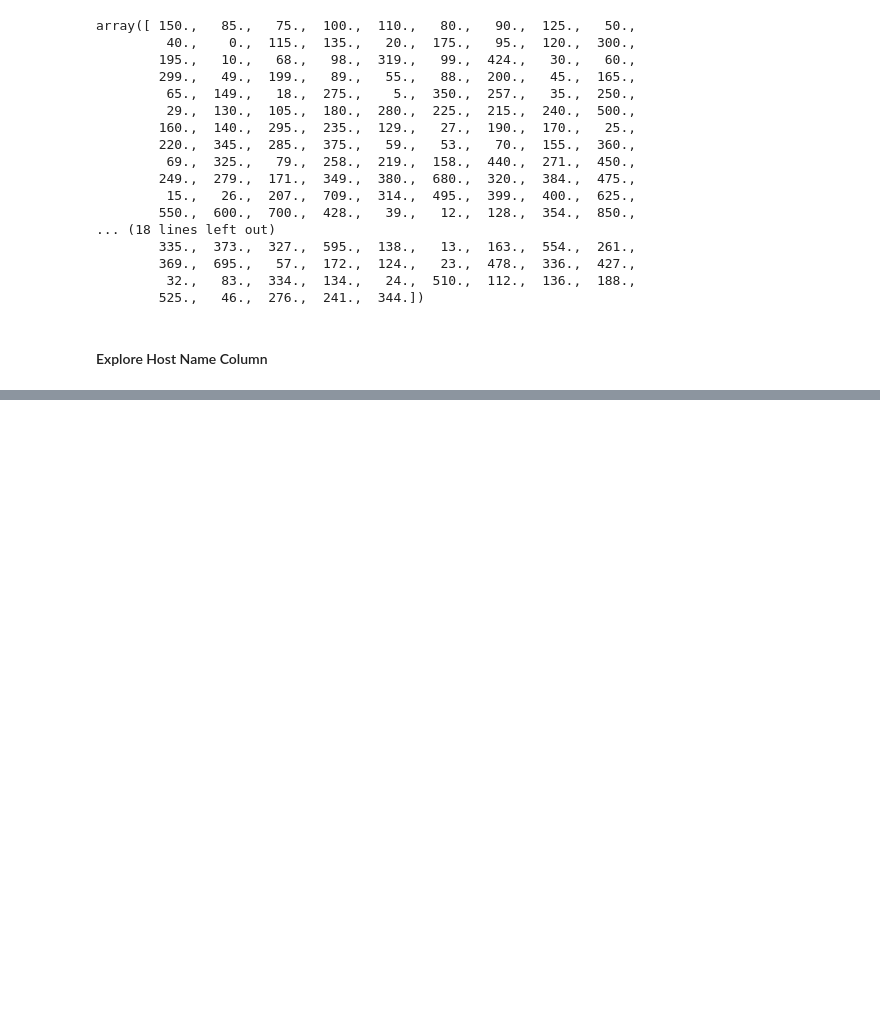
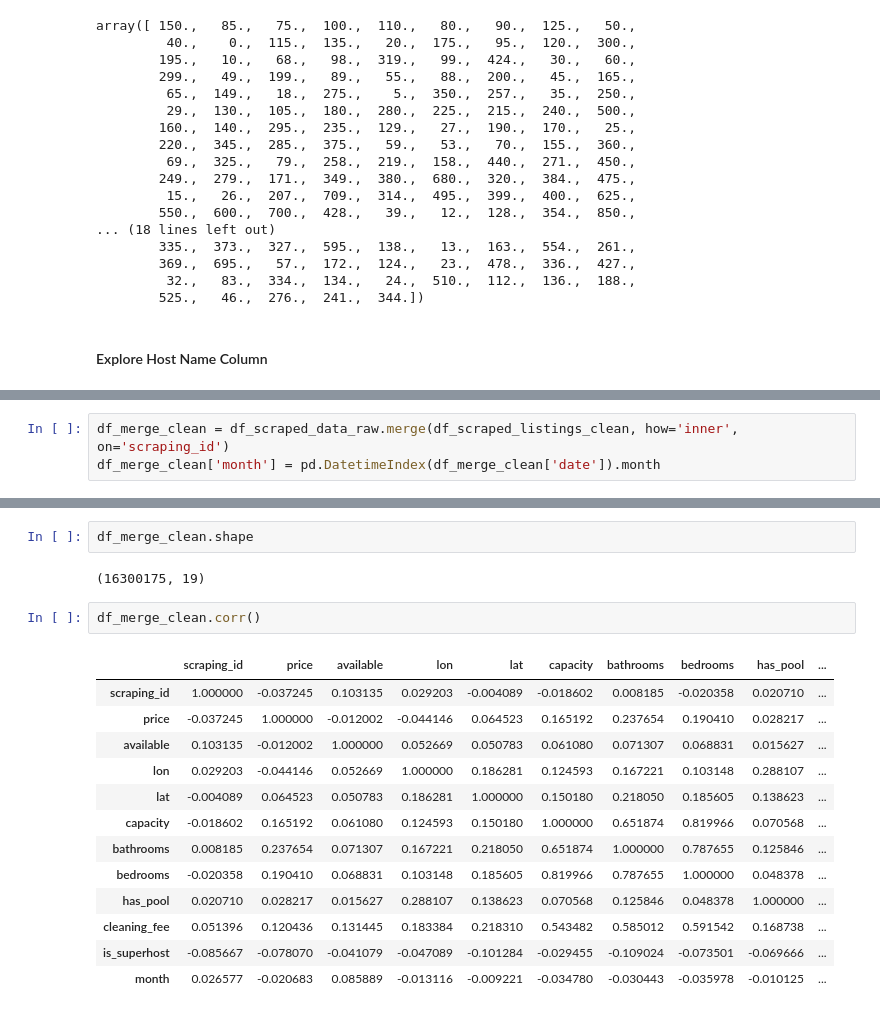
Before and after one commit to adrianlievano/wanderjaunt_challenge, a Jupyter notebook: data_analysis_notebook.ipynb, the cells around one changed output, grey strips where cells are left out. Drawn from its saved outputs; the diff is of its cells as text; blank space fills up the shorter version.

```diff
--- a/data_analysis_notebook.ipynb
+++ b/data_analysis_notebook.ipynb
@@ -283,0 +474,3 @@ array([ 150.,   85.,   75.,  100.,  110.,   80.,   90.,  125.,   50.,
+# %%
+df_merge_clean = df_scraped_data_raw.merge(df_scraped_listings_clean, how='inner', on='scraping_id')
+df_merge_clean['month'] = pd.DatetimeIndex(df_merge_clean['date']).month
@@ -283,0 +482,20 @@ array([ 150.,   85.,   75.,  100.,  110.,   80.,   90.,  125.,   50.,
+# %%
+df_merge_clean.shape
+# %% [output]
+(16300175, 19)
+# %%
+df_merge_clean.corr()
+# %% [output]
+|  | scraping_id | price | available | lon | lat | capacity | bathrooms | bedrooms | has_pool | ... |
+| scraping_id | 1.000000 | -0.037245 | 0.103135 | 0.029203 | -0.004089 | -0.018602 | 0.008185 | -0.020358 | 0.020710 | ... |
+| price | -0.037245 | 1.000000 | -0.012002 | -0.044146 | 0.064523 | 0.165192 | 0.237654 | 0.190410 | 0.028217 | ... |
+| available | 0.103135 | -0.012002 | 1.000000 | 0.052669 | 0.050783 | 0.061080 | 0.071307 | 0.068831 | 0.015627 | ... |
+| lon | 0.029203 | -0.044146 | 0.052669 | 1.000000 | 0.186281 | 0.124593 | 0.167221 | 0.103148 | 0.288107 | ... |
+| lat | -0.004089 | 0.064523 | 0.050783 | 0.186281 | 1.000000 | 0.150180 | 0.218050 | 0.185605 | 0.138623 | ... |
+| capacity | -0.018602 | 0.165192 | 0.061080 | 0.124593 | 0.150180 | 1.000000 | 0.651874 | 0.819966 | 0.070568 | ... |
+| bathrooms | 0.008185 | 0.237654 | 0.071307 | 0.167221 | 0.218050 | 0.651874 | 1.000000 | 0.787655 | 0.125846 | ... |
+| bedrooms | -0.020358 | 0.190410 | 0.068831 | 0.103148 | 0.185605 | 0.819966 | 0.787655 | 1.000000 | 0.048378 | ... |
+| has_pool | 0.020710 | 0.028217 | 0.015627 | 0.288107 | 0.138623 | 0.070568 | 0.125846 | 0.048378 | 1.000000 | ... |
+| cleaning_fee | 0.051396 | 0.120436 | 0.131445 | 0.183384 | 0.218310 | 0.543482 | 0.585012 | 0.591542 | 0.168738 | ... |
+| is_superhost | -0.085667 | -0.078070 | -0.041079 | -0.047089 | -0.101284 | -0.029455 | -0.109024 | -0.073501 | -0.069666 | ... |
+| month | 0.026577 | -0.020683 | 0.085889 | -0.013116 | -0.009221 | -0.034780 | -0.030443 | -0.035978 | -0.010125 | ... |
```
Also changed, not shown: parts of 59 cells of this notebook.
